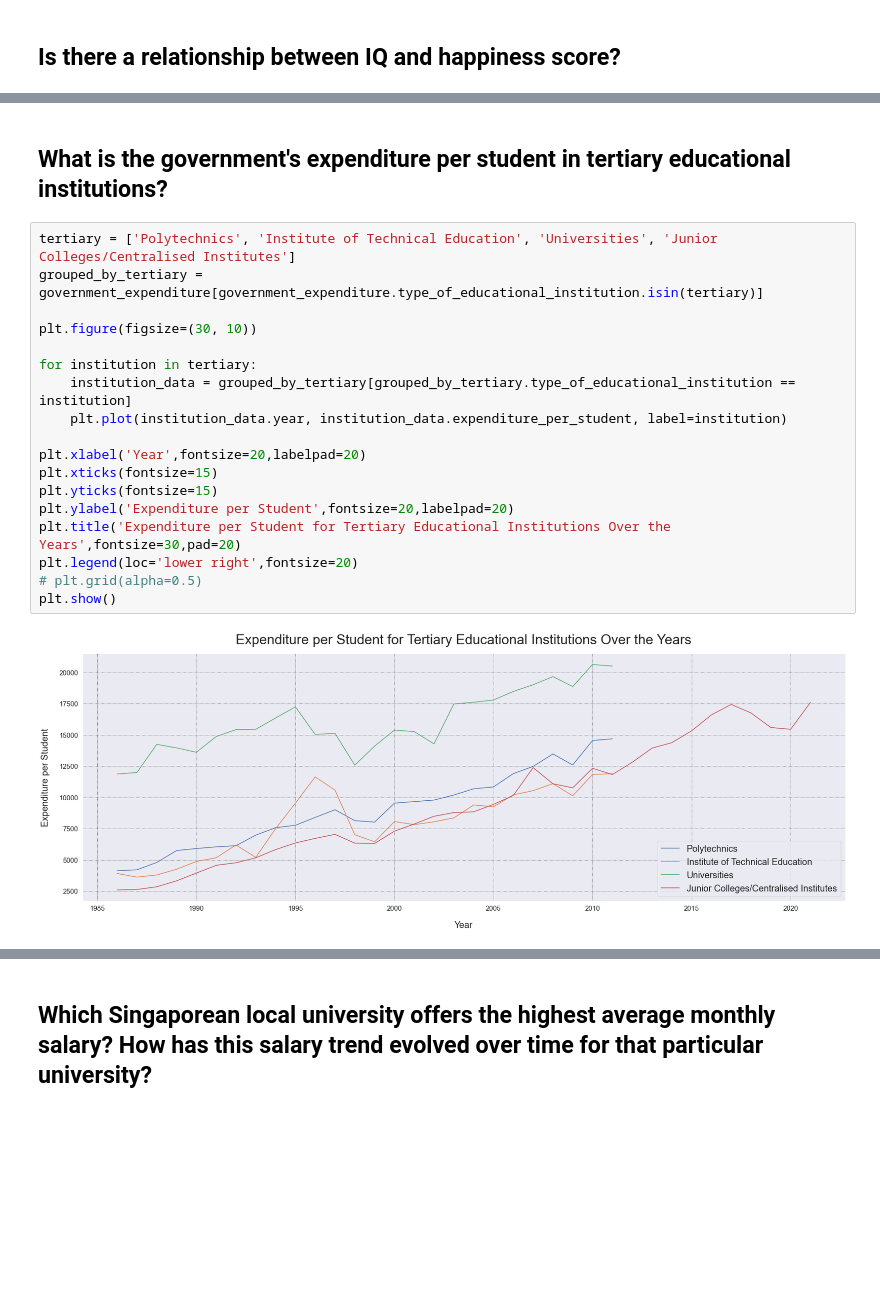
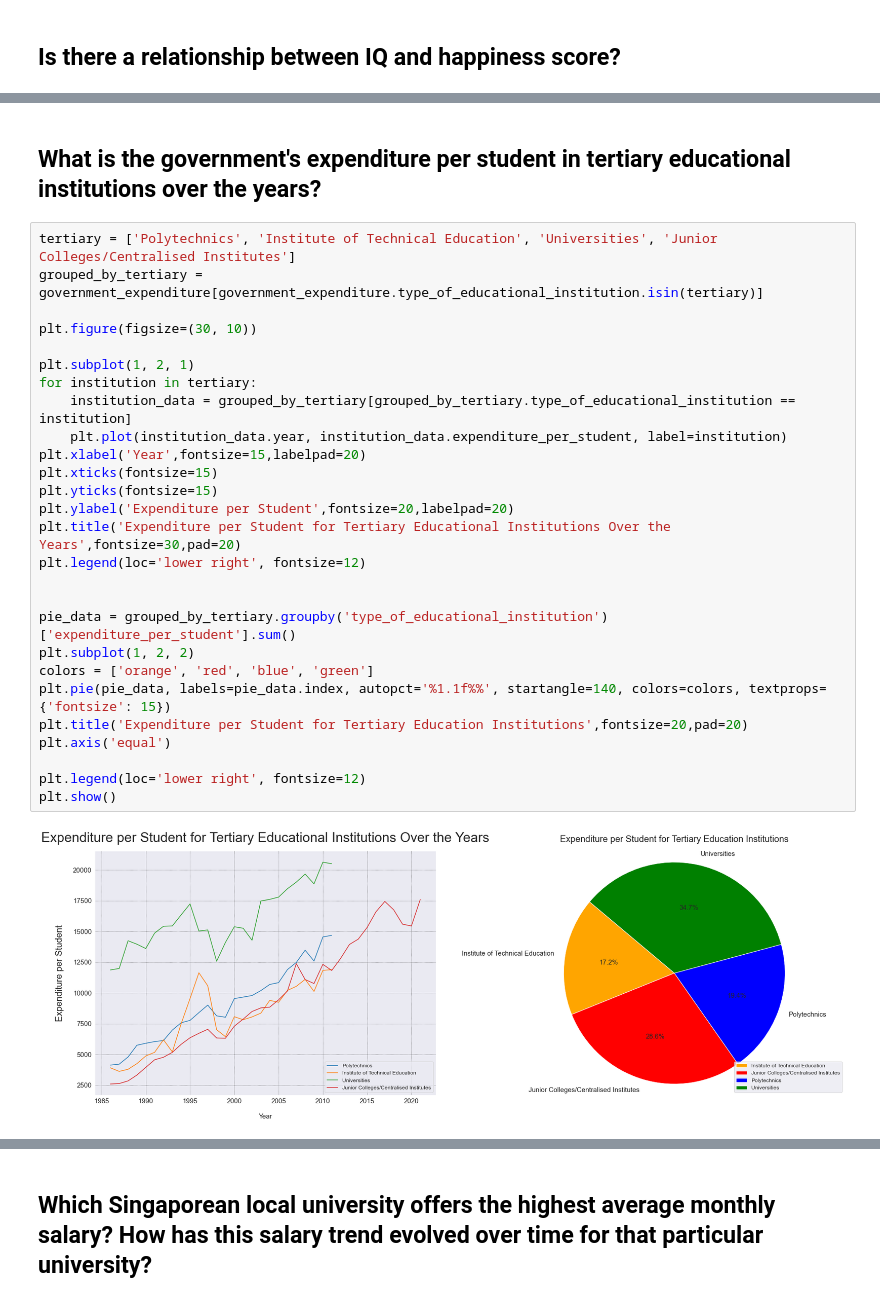
Before and after one commit to rajkaran27/PDS-CA2, a Jupyter notebook: CA2-new.ipynb, the cells around one changed output, grey strips where cells are left out. Cells and saved outputs as stored; diff of their text form; blank space fills up the shorter version.

```diff
--- a/CA2-new.ipynb
+++ b/CA2-new.ipynb
@@ -325,22 +364,31 @@ Singapore has a ladder score of only 6.38. Event though Singapore has one of the
 # %% [markdown]
-## What is the government's expenditure per student in tertiary educational institutions?
+## What is the government's expenditure per student in tertiary educational institutions over the years?
 # %%
 tertiary = ['Polytechnics', 'Institute of Technical Education', 'Universities', 'Junior Colleges/Centralised Institutes']
 grouped_by_tertiary = government_expenditure[government_expenditure.type_of_educational_institution.isin(tertiary)]
 
 plt.figure(figsize=(30, 10))
 
+plt.subplot(1, 2, 1)
 for institution in tertiary:
     institution_data = grouped_by_tertiary[grouped_by_tertiary.type_of_educational_institution == institution]
     plt.plot(institution_data.year, institution_data.expenditure_per_student, label=institution)
-
-plt.xlabel('Year',fontsize=20,labelpad=20)
+plt.xlabel('Year',fontsize=15,labelpad=20)
 plt.xticks(fontsize=15)
 plt.yticks(fontsize=15)
 plt.ylabel('Expenditure per Student',fontsize=20,labelpad=20)
 plt.title('Expenditure per Student for Tertiary Educational Institutions Over the Years',fontsize=30,pad=20)
-plt.legend(loc='lower right',fontsize=20)
-# plt.grid(alpha=0.5)
+plt.legend(loc='lower right', fontsize=12)
+
+
+pie_data = grouped_by_tertiary.groupby('type_of_educational_institution')['expenditure_per_student'].sum()
+plt.subplot(1, 2, 2)
+colors = ['orange', 'red', 'blue', 'green']
+plt.pie(pie_data, labels=pie_data.index, autopct='%1.1f%%', startangle=140, colors=colors, textprops={'fontsize': 15})
+plt.title('Expenditure per Student for Tertiary Education Institutions',fontsize=20,pad=20)
+plt.axis('equal')
+
+plt.legend(loc='lower right', fontsize=12)
 plt.show()
 # %% [output]
-[figure, old version]
+[figure, new version]
```
Also changed, not shown: parts of 29 cells of this notebook, 1 other file.
